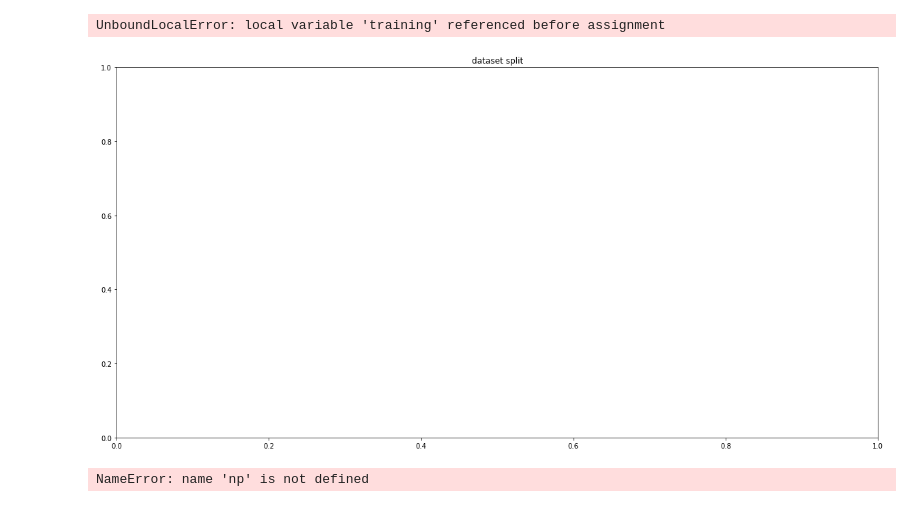
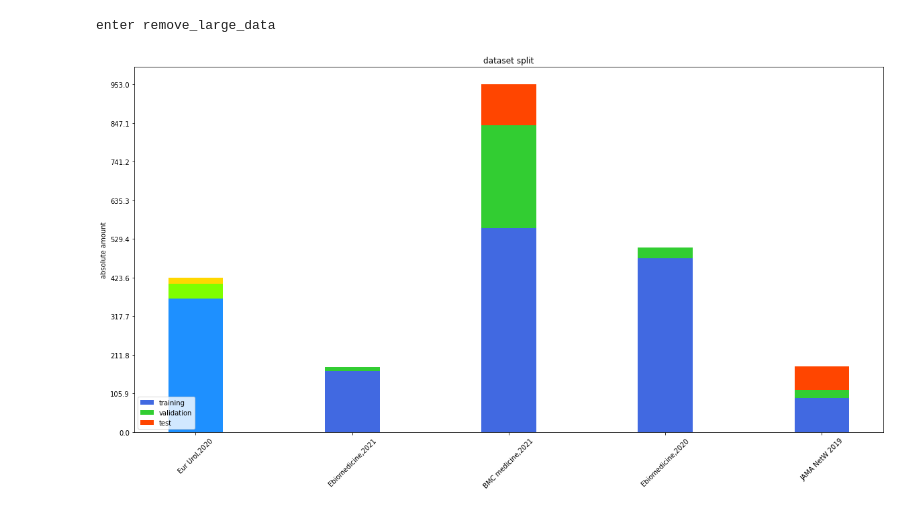
Before and after one commit to wangyh97/patho_AI, a Jupyter notebook: Untitled.ipynb, the cells around one changed output. Cells and saved outputs as stored; diff of their text form; code cells hidden in the pictures.

```diff
--- a/Untitled.ipynb
+++ b/Untitled.ipynb
@@ -38,17 +22,18 @@ slides
 import numpy as np
 import matplotlib.pyplot as plt
 # %%
-def draw(training,validation,test,fold,labels,threshold=0,
+def draw(training,validation,test,fold,labels,threshold=1000000,
             absolute=False,remove_large_data_on=False,print_result = False):
 
     def remove_large_data():
+        nonlocal training, validation, test, fold, labels,threshold
         sum = training + validation + test
         index = np.where(sum > threshold)
         training = np.delete(training, index)
-        center = np.delete(center, index)
-        top = np.delete(top, index)
+        validation = np.delete(validation, index)
+        test = np.delete(test, index)
         labels_copy = labels
-        labels = [labels_copy[x] for x in range(len(labels_copy)) if x not in index]
+        labels = [labels_copy[x] for x in range(len(labels_copy)) if x not in np.array(index).tolist()[0]] # index：(array([3, 5, 6], dtype=int64),)，一个tuple，不能够用in直接判断，转成ndarray后再转成list以用in判断之
         print('enter remove_large_data')
         return training,validation,test,labels
 
@@ -93,9 +78,9 @@ def draw(training,validation,test,fold,labels,threshold=0,
 
         plt.show()
 # %%
-training = np.array([9,167,7,549,2,6953,65673,477.1,93])
-validation = np.array([1,12,2,2501,1,1631,14317,28.8,23])
-test = np.array([10,0,1,0,5,330,16862,0.126,64])
+training = np.array([407*0.9,167,7*3253.7,549,559,6953,65673,477.1,93])
+validation = np.array([40.7,12,2*3253.7,2501,283,1631,14317,28.8,23])
+test = np.array([16,0,1*3253.7,0,111,330,16862,0.126,64])
 fold = [True,False,False,False,False,False,False,False,False]
 labels = ['Eur Urol,2020','Ebiomedicine,2021','Nature,2021','Lancet Digit Health,2020','BMC medicine,2021','Lancet Oncol,2020','Neuro Oncol,2020','Ebiomedicine,2020','JAMA NetW 2019']
 
@@ -103,12 +90,7 @@ draw(training,validation,test,fold,labels)
 # %%
-draw(training,validation,test,fold,labels,threshold = 1000,absolute=True,remove_large_data_on=True)
+draw(training,validation,test,fold,labels,
+    threshold=1000,
+    absolute=True,remove_large_data_on=True)
 # %% [output]
-UnboundLocalError: local variable 'training' referenced before assignment
+enter remove_large_data
-[figure, old version]
+[figure, new version]
-# %%
-training = np.array([9,167,7,549,2,6953,65673,477.1,93])
-index = np.where(training>1000)
-np.delete(training,index).size
-labels[index]
-# %% [output]
-NameError: name 'np' is not defined
```
Also changed, not shown: parts of 4 cells of this notebook, 3 other files.
